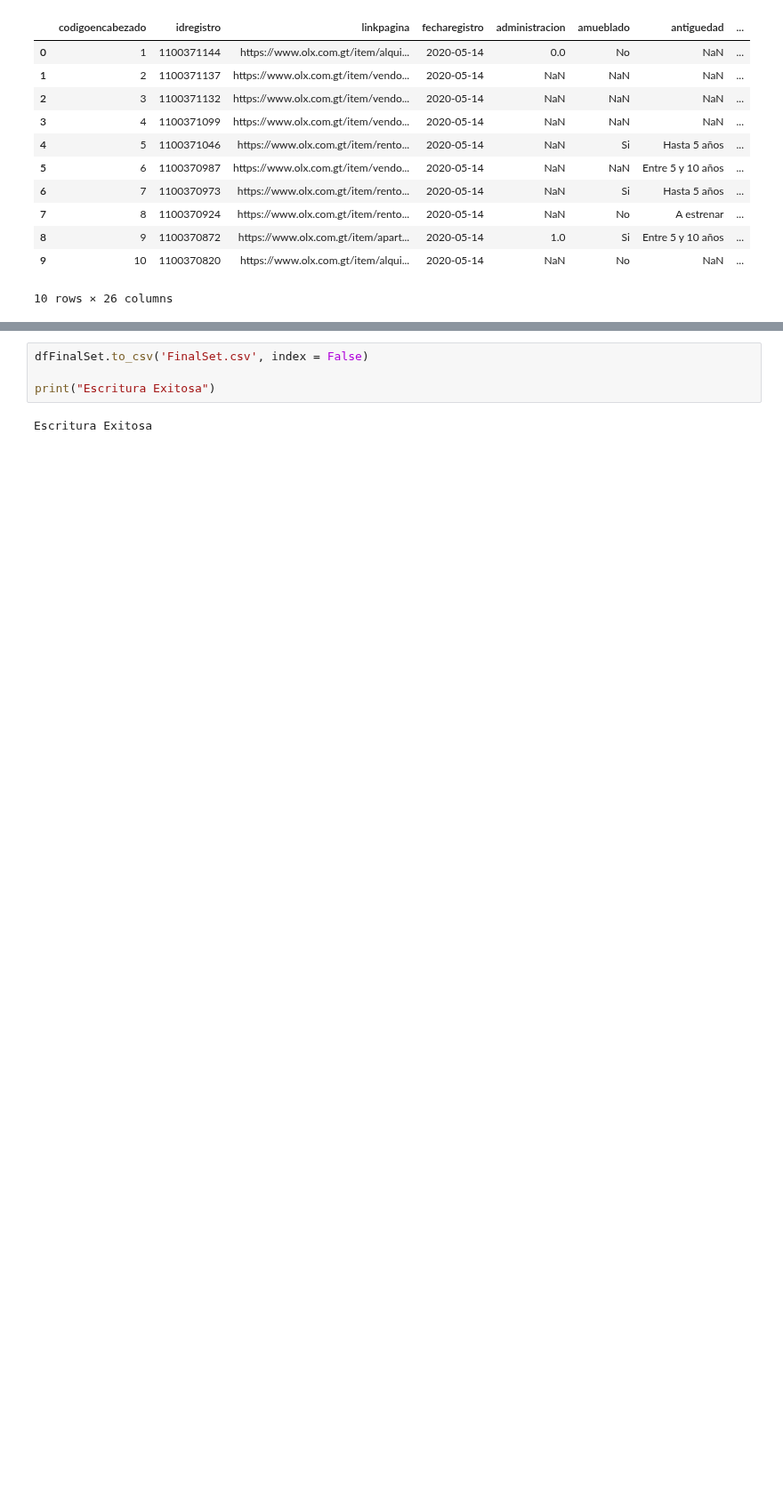
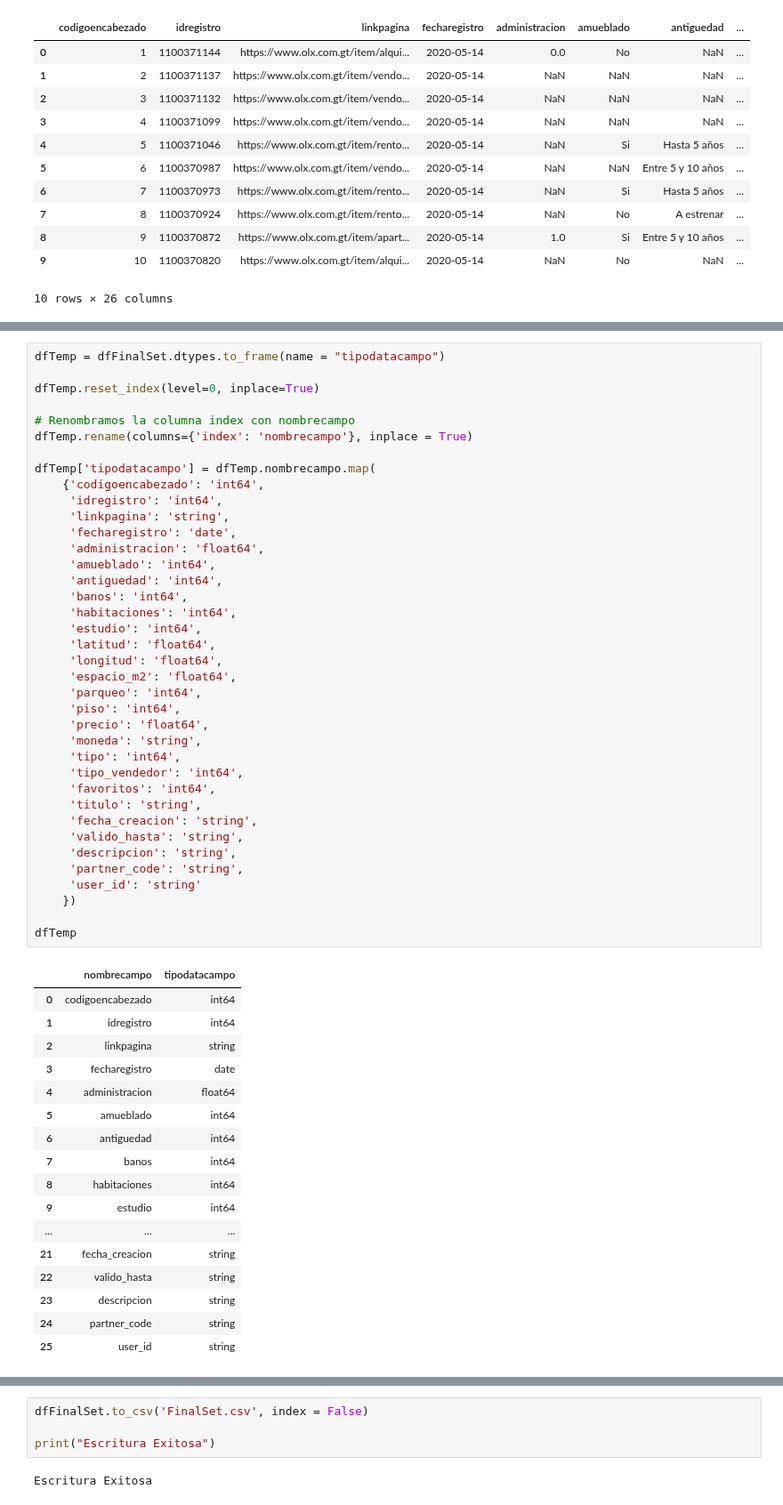
Before and after one commit to yadderace/ScrappingProject, a Jupyter notebook: Notebooks/Data Cleaning.ipynb, the cells around one changed output, grey strips where cells are left out. Shown at 89% size. Saved outputs shown, nothing was run; the diff lists cells and outputs as text; blank space fills up the shorter version.

```diff
--- a/Notebooks/Data Cleaning.ipynb
+++ b/Notebooks/Data Cleaning.ipynb
@@ -695,0 +697,56 @@ dfFinalSet.head(10)
+# %%
+dfTemp = dfFinalSet.dtypes.to_frame(name = "tipodatacampo")
+
+dfTemp.reset_index(level=0, inplace=True)
+
+# Renombramos la columna index con nombrecampo
+dfTemp.rename(columns={'index': 'nombrecampo'}, inplace = True)
+
+dfTemp['tipodatacampo'] = dfTemp.nombrecampo.map(
+    {'codigoencabezado': 'int64',
+     'idregistro': 'int64',
+     'linkpagina': 'string',
+     'fecharegistro': 'date',
+     'administracion': 'float64',
+     'amueblado': 'int64',
+     'antiguedad': 'int64',
+     'banos': 'int64',
+     'habitaciones': 'int64',
+     'estudio': 'int64',
+     'latitud': 'float64',
+     'longitud': 'float64',
+     'espacio_m2': 'float64',
+     'parqueo': 'int64',
+     'piso': 'int64',
+     'precio': 'float64',
+     'moneda': 'string',
+     'tipo': 'int64',
+     'tipo_vendedor': 'int64',
+     'favoritos': 'int64',
+     'titulo': 'string',
+     'fecha_creacion': 'string',
+     'valido_hasta': 'string',
+     'descripcion': 'string',
+     'partner_code': 'string',
+     'user_id': 'string'
+    })
+
+dfTemp
+# %% [output]
+|  | nombrecampo | tipodatacampo |
+| 0 | codigoencabezado | int64 |
+| 1 | idregistro | int64 |
+| 2 | linkpagina | string |
+| 3 | fecharegistro | date |
+| 4 | administracion | float64 |
+| 5 | amueblado | int64 |
+| 6 | antiguedad | int64 |
+| 7 | banos | int64 |
+| 8 | habitaciones | int64 |
+| 9 | estudio | int64 |
+| ... | ... | ... |
+| 21 | fecha_creacion | string |
+| 22 | valido_hasta | string |
+| 23 | descripcion | string |
+| 24 | partner_code | string |
+| 25 | user_id | string |
```
Also changed, not shown: parts of 3 cells of this notebook.
